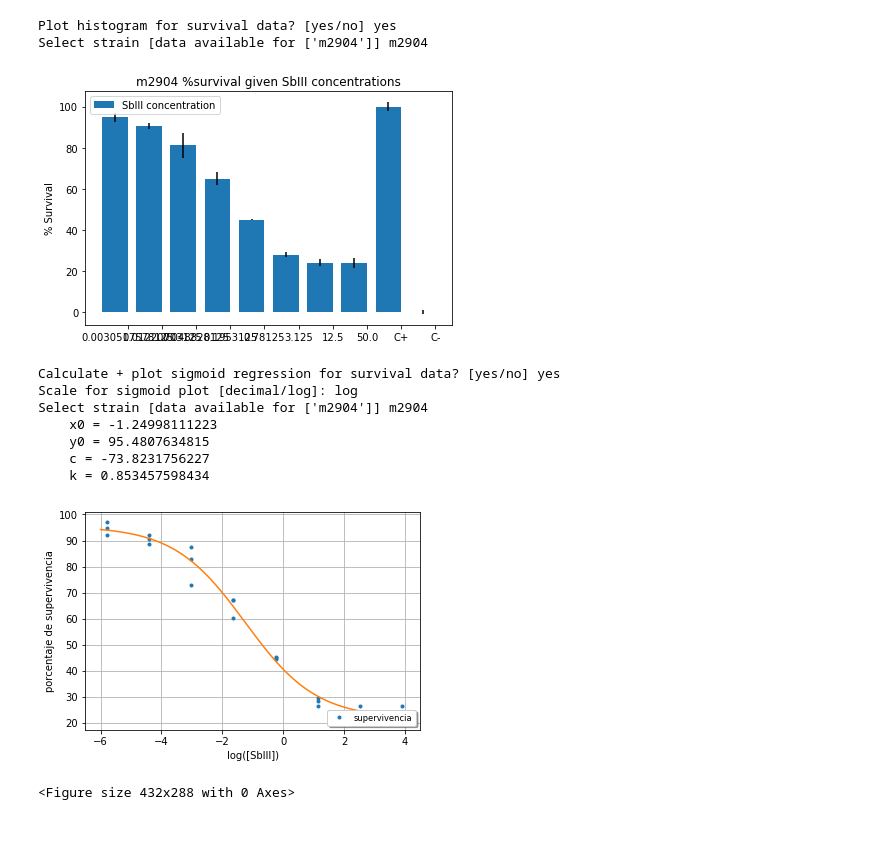
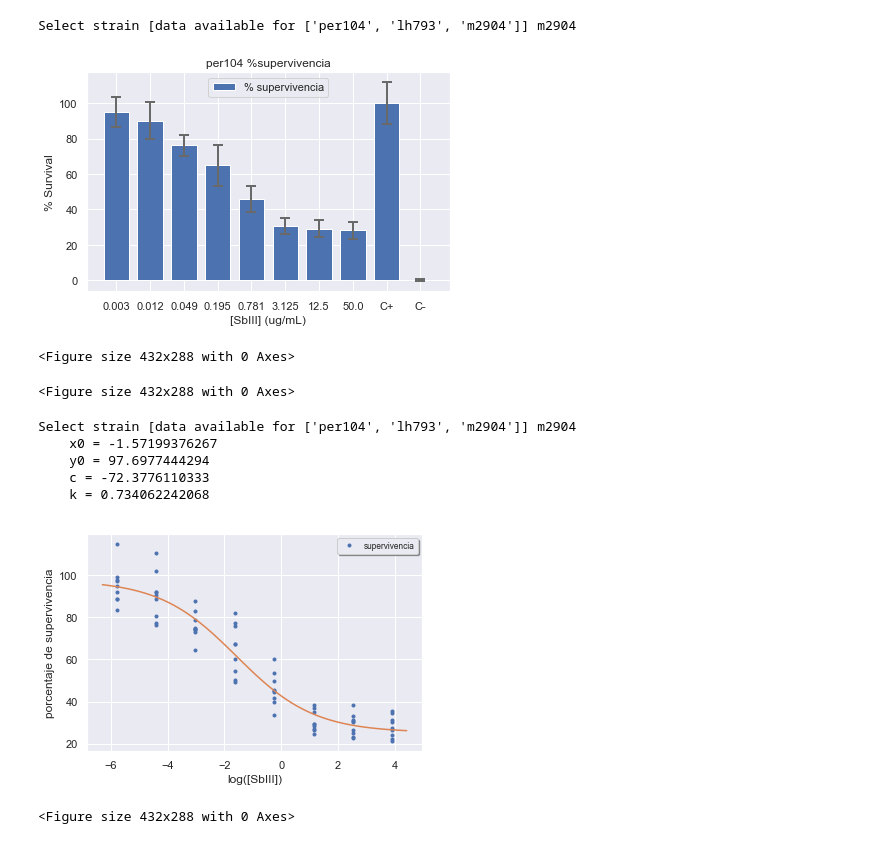
Before and after one commit to santiagolopezg/IC50_calcs, a Jupyter notebook: IC50.ipynb, the cells around one changed output. Saved outputs shown, nothing was run; the diff lists cells and outputs as text; code cells hidden in the pictures.

Commit message:
A few changes
Changes regarding data input and plotting

```diff
--- a/IC50.ipynb
+++ b/IC50.ipynb
@@ -2,11 +2,22 @@
 #initial import
 %matplotlib inline
 
+import glob, os
+
 import math
-import pandas
+import pandas as pd
 
 import matplotlib
 from matplotlib import pyplot as plt
+
+import seaborn as sns
+print(sns.__version__)
+
+
+#print(plt.style.available)
+#plt.style.use('seaborn-dark-palette')
+sns.set(style="darkgrid")
+
 
 import numpy as np
 
@@ -16,6 +27,3 @@ from scipy.optimize import fsolve
 from scipy.optimize import curve_fit
 
 #matplotlib.rcParams['text.usetex'] = True
-
-strains = {}
-loaded_files = []
@@ -371,0 +415,9 @@ no previous strain data - adding new dilutions and %survival data for m2904
+# %%
+# run every file in dir
+files = []
+for file in glob.glob("*_E*.xls"):
+    print file
+    files.append(file)
+
+for file in files:
+    strains, strain = get_strains_data(file, strains)
@@ -372,30 +442,29 @@ no previous strain data - adding new dilutions and %survival data for m2904
 # %%
 ## Plot a histogram for percent survival
 
-plt_hist = raw_input("Plot histogram for survival data? [yes/no] ")
+plt_hist = "yes"# raw_input("Plot histogram for survival data? [yes/no] ")
 
 if plt_hist == "yes":
-    plot_hist(strains)
+    plot_hist(strains, strain)
 # %% [output]
-Plot histogram for survival data? [yes/no] yes
-Select strain [data available for ['m2904']] m2904
+Select strain [data available for ['per104', 'lh793', 'm2904']] m2904
-[figure, old version]
+[figure, new version]
+<Figure size 432x288 with 0 Axes>
+<Figure size 432x288 with 0 Axes>
 # %%
 ## calculate sigmoid regression and plot it
-plt_sigmoid = raw_input("Calculate + plot sigmoid regression for survival data? [yes/no] ")
-plt_scale = raw_input("Scale for sigmoid plot [decimal/log]: ")
+plt_sigmoid = "yes" # raw_input("Calculate + plot sigmoid regression for survival data? [yes/no] ")
+plt_scale = "log" #raw_input("Scale for sigmoid plot [decimal/log]: ")
 
 if plt_sigmoid == "yes":
     x0,y0,c,k= plot_sigmoid(strains, plt_scale)
 # %% [output]
-Calculate + plot sigmoid regression for survival data? [yes/no] yes
-Scale for sigmoid plot [decimal/log]: log
-Select strain [data available for ['m2904']] m2904
-    x0 = -1.24998111223
-    y0 = 95.4807634815
-    c = -73.8231756227
-    k = 0.853457598434
+Select strain [data available for ['per104', 'lh793', 'm2904']] m2904
+    x0 = -1.57199376267
+    y0 = 97.6977444294
+    c = -72.3776110333
+    k = 0.734062242068
-[figure, old version]
+[figure, new version]
 <Figure size 432x288 with 0 Axes>
 # %%
 # Calculate the LD50
```
Also changed, not shown: parts of 9 cells of this notebook.
